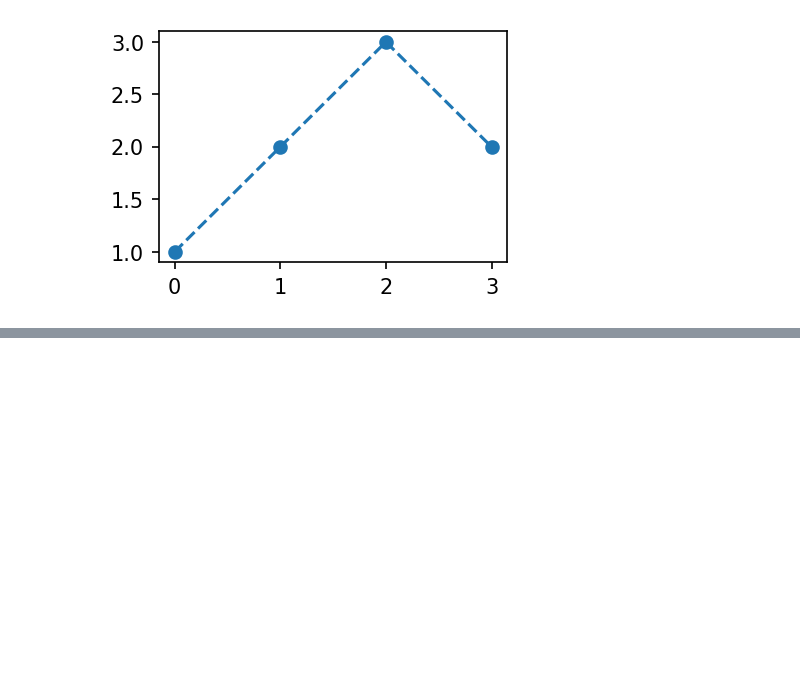
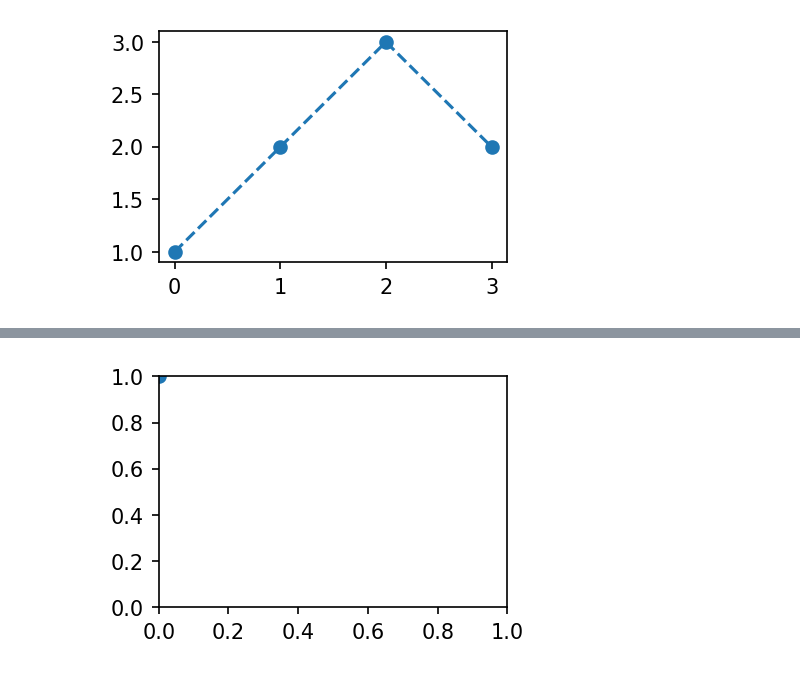
Before and after one commit to HollyRiver/RiverFlow, a Jupyter notebook: unrefined file/datavisuallization/learning materials/2. 꺾은선, 산점도, 객체지향화.ipynb, the cells around one changed output, grey strips where cells are left out. Saved outputs shown, nothing was run; the diff lists cells and outputs as text; code cells hidden in the pictures; blank space fills up the shorter version.

```diff
--- a/unrefined file/datavisuallization/learning materials/2. 꺾은선, 산점도, 객체지향화.ipynb
+++ b/unrefined file/datavisuallization/learning materials/2. 꺾은선, 산점도, 객체지향화.ipynb
@@ -270,0 +338,4 @@ matplotlib.lines.Line2D
+# %%
+fig
+# %% [output]
+[figure, added]
```
Also changed, not shown: parts of 132 cells of this notebook, 8 other files.
